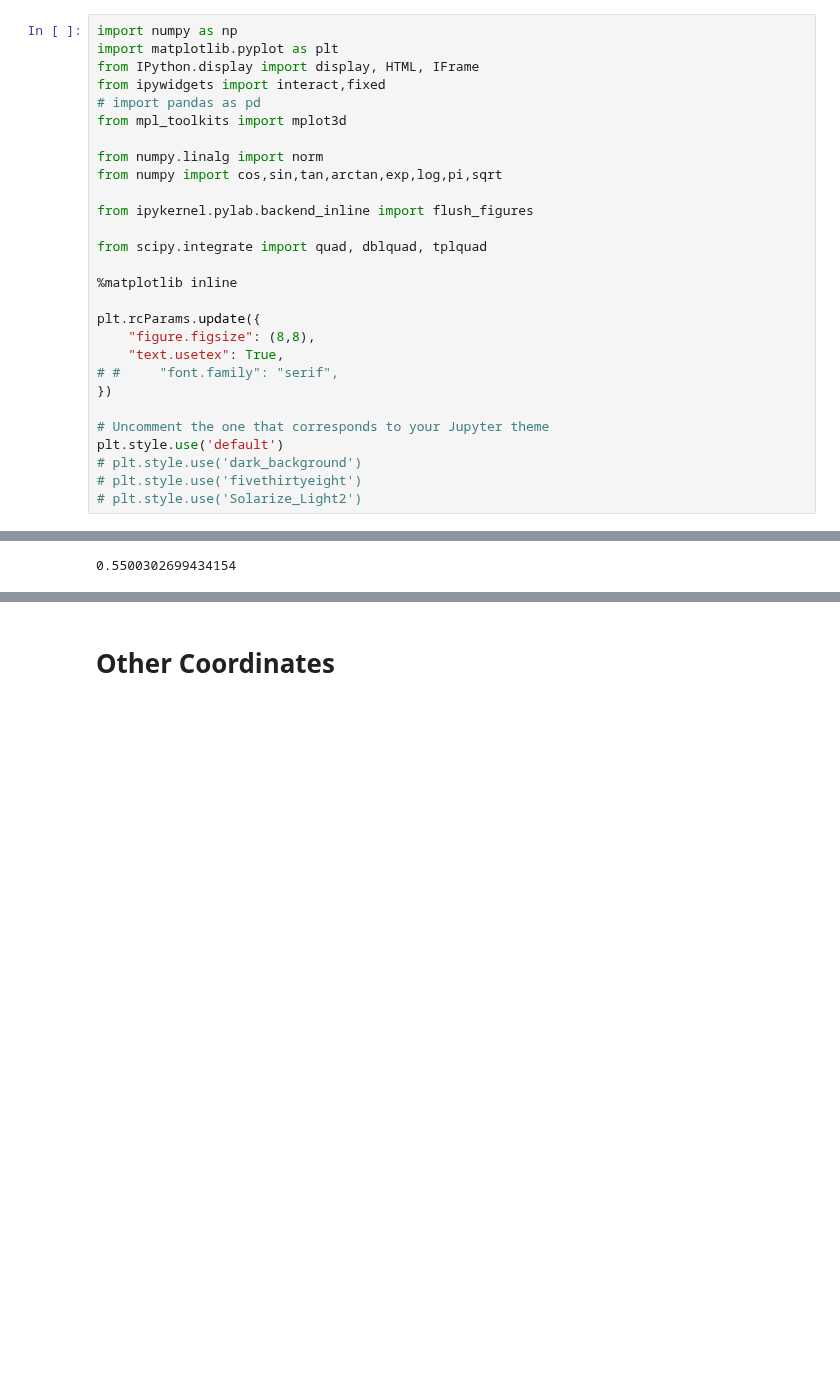
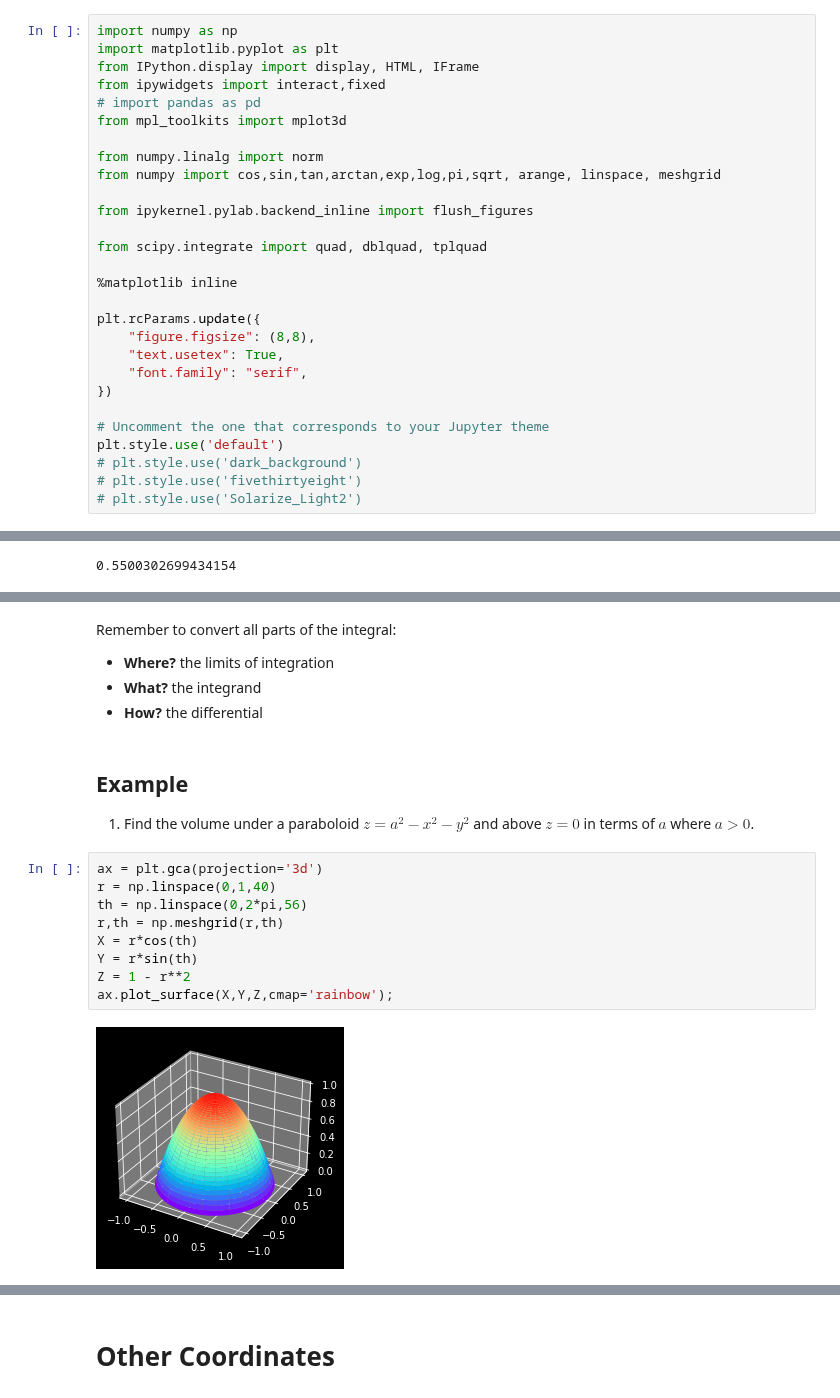
Before and after one commit to drewyoungren/mvc, a Jupyter notebook: lec/mvc-L15.ipynb, the cells around one changed output, grey strips where cells are left out. Drawn from its saved outputs; the diff is of its cells as text; blank space fills up the shorter version.

```diff
--- a/lec/mvc-L15.ipynb
+++ b/lec/mvc-L15.ipynb
@@ -7,7 +7,7 @@ from ipywidgets import interact,fixed
 from mpl_toolkits import mplot3d
 
 from numpy.linalg import norm
-from numpy import cos,sin,tan,arctan,exp,log,pi,sqrt
+from numpy import cos,sin,tan,arctan,exp,log,pi,sqrt, arange, linspace, meshgrid
 
 from ipykernel.pylab.backend_inline import flush_figures
 
@@ -18,7 +18,7 @@ from scipy.integrate import quad, dblquad, tplquad
 plt.rcParams.update({
     "figure.figsize": (8,8),
     "text.usetex": True,
-# #     "font.family": "serif",
+    "font.family": "serif",
 })
 
 # Uncomment the one that corresponds to your Jupyter theme
@@ -148,0 +210,20 @@ tplquad(lambda x,z,y: cos(y) + sin(z),0,1,lambda y: 1 - (1-y)**2,1,0, lambda y,z
+# %% [markdown]
+Remember to convert all parts of the integral:
+  - **Where?** the limits of integration
+  - **What?** the integrand
+  - **How?** the differential
+# %% [markdown]
+## Example
+
+  1. Find the volume under a paraboloid $z=a^2-x^2-y^2$ and above $z=0$ in terms of $a$ where $a>0$.
+# %%
+ax = plt.gca(projection='3d')
+r = np.linspace(0,1,40)
+th = np.linspace(0,2*pi,56)
+r,th = np.meshgrid(r,th)
+X = r*cos(th)
+Y = r*sin(th)
+Z = 1 - r**2
+ax.plot_surface(X,Y,Z,cmap='rainbow');
+# %% [output]
+[figure, added]
```
Also changed, not shown: parts of 11 cells of this notebook, 1 other file.
